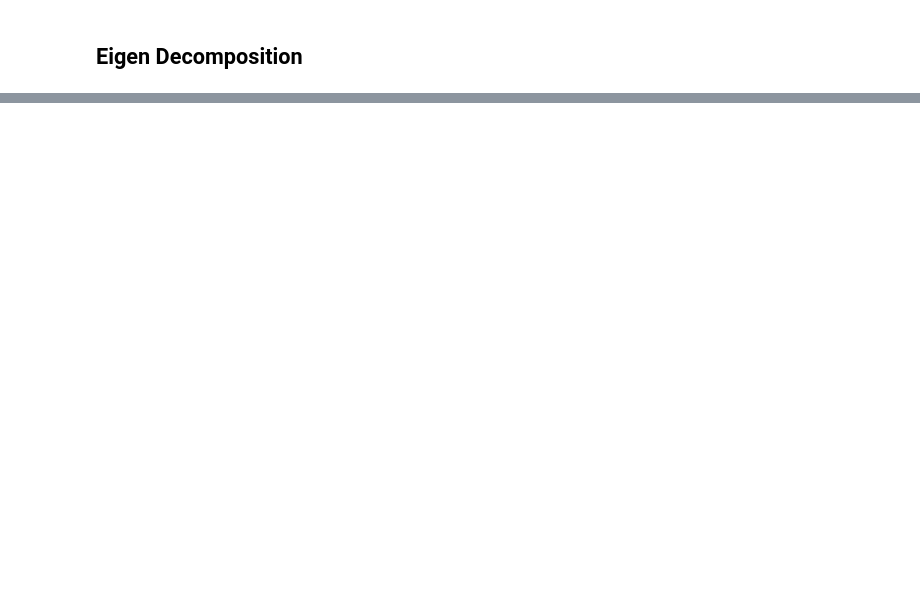
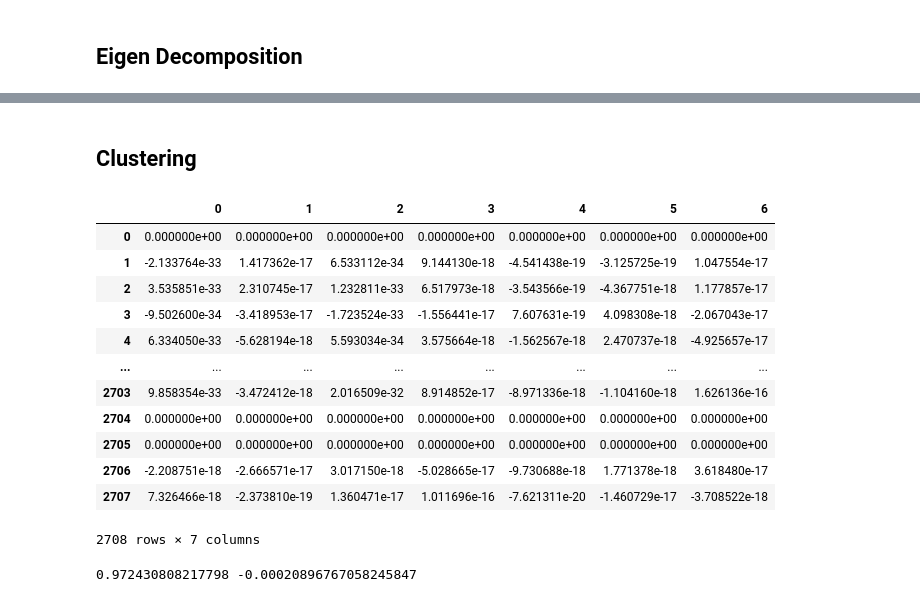
Before and after one commit to Graphistics/simkit, a Jupyter notebook: dataset_2_cora/CORA_node2vec_sc.ipynb, the cells around one changed output, grey strips where cells are left out. Saved outputs shown, nothing was run; the diff lists cells and outputs as text; code cells hidden in the pictures; blank space fills up the shorter version.

```diff
--- a/dataset_2_cora/CORA_node2vec_sc.ipynb
+++ b/dataset_2_cora/CORA_node2vec_sc.ipynb
@@ -241,0 +175,27 @@ X = v[:, -1*k:]
+# %% [markdown]
+## Clustering
+# %%
+cluster_df = pd.DataFrame(X)
+cluster_df
+# %% [output]
+|  | 0 | 1 | 2 | 3 | 4 | 5 | 6 |
+| 0 | 0.000000e+00 | 0.000000e+00 | 0.000000e+00 | 0.000000e+00 | 0.000000e+00 | 0.000000e+00 | 0.000000e+00 |
+| 1 | -2.133764e-33 | 1.417362e-17 | 6.533112e-34 | 9.144130e-18 | -4.541438e-19 | -3.125725e-19 | 1.047554e-17 |
+| 2 | 3.535851e-33 | 2.310745e-17 | 1.232811e-33 | 6.517973e-18 | -3.543566e-19 | -4.367751e-18 | 1.177857e-17 |
+| 3 | -9.502600e-34 | -3.418953e-17 | -1.723524e-33 | -1.556441e-17 | 7.607631e-19 | 4.098308e-18 | -2.067043e-17 |
+| 4 | 6.334050e-33 | -5.628194e-18 | 5.593034e-34 | 3.575664e-18 | -1.562567e-18 | 2.470737e-18 | -4.925657e-17 |
+| ... | ... | ... | ... | ... | ... | ... | ... |
+| 2703 | 9.858354e-33 | -3.472412e-18 | 2.016509e-32 | 8.914852e-17 | -8.971336e-18 | -1.104160e-18 | 1.626136e-16 |
+| 2704 | 0.000000e+00 | 0.000000e+00 | 0.000000e+00 | 0.000000e+00 | 0.000000e+00 | 0.000000e+00 | 0.000000e+00 |
+| 2705 | 0.000000e+00 | 0.000000e+00 | 0.000000e+00 | 0.000000e+00 | 0.000000e+00 | 0.000000e+00 | 0.000000e+00 |
+| 2706 | -2.208751e-18 | -2.666571e-17 | 3.017150e-18 | -5.028665e-17 | -9.730688e-18 | 1.771378e-18 | 3.618480e-17 |
+| 2707 | 7.326466e-18 | -2.373810e-19 | 1.360471e-17 | 1.011696e-16 | -7.621311e-20 | -1.460729e-17 | -3.708522e-18 |
+2708 rows × 7 columns
+# %%
+clustering = KMeans(n_clusters = 7)
+clustering.fit(cluster_df)
+
+cluster_labels = clustering.labels_
+print(silhouette_score(cluster_df, cluster_labels),adjusted_rand_score(labels, cluster_labels))
+# %% [output]
+0.972430808217798 -0.00020896767058245847
```
Also changed, not shown: parts of 29 cells of this notebook.
